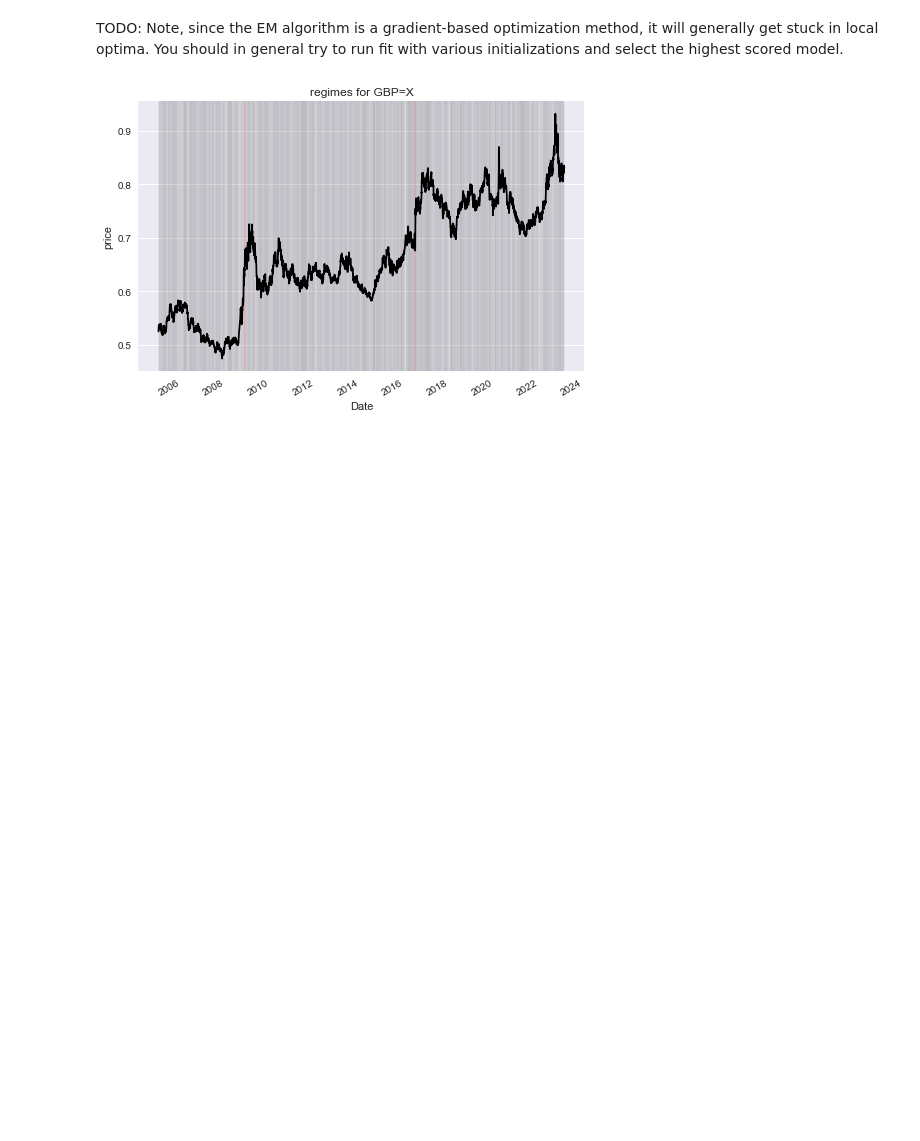
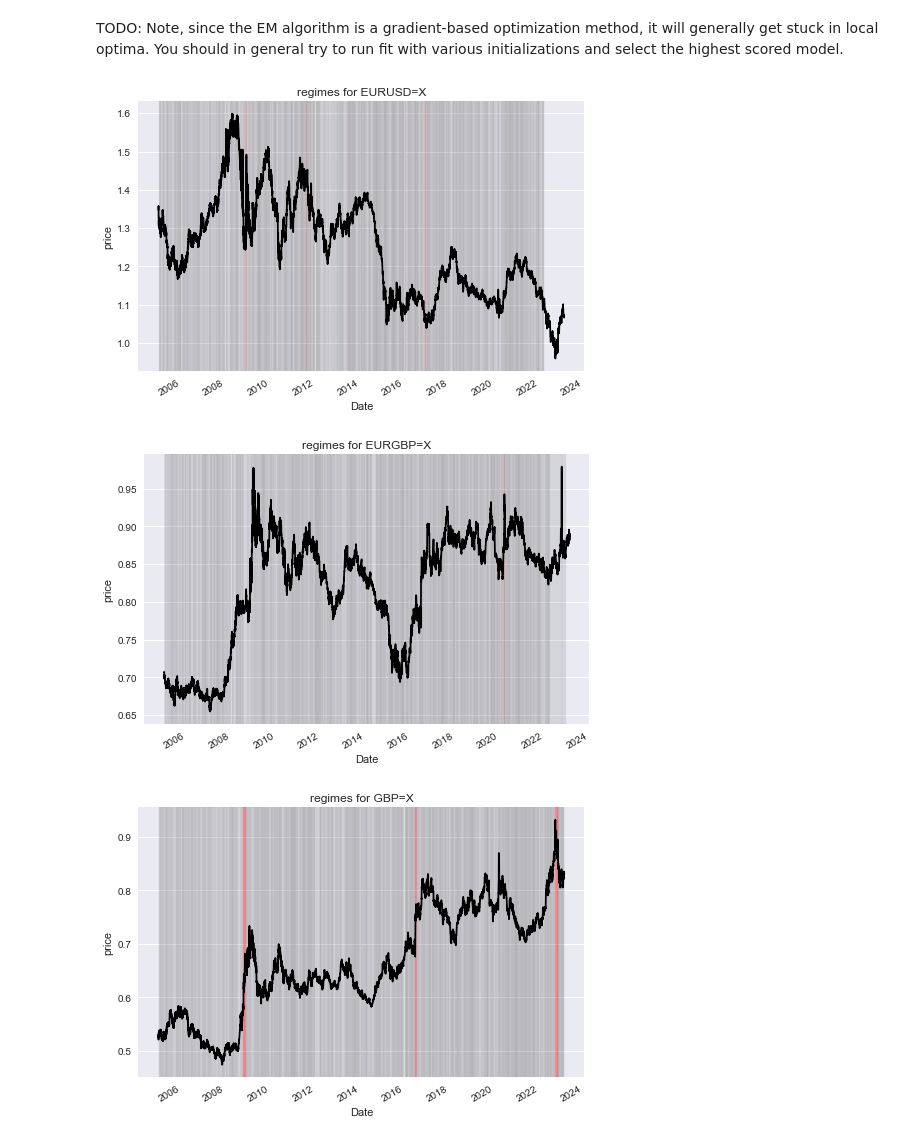
Before and after one commit to uday-31/detecting-market-regime-changes, a Jupyter notebook: detecting-regime-change.ipynb, the cells around one changed output. Drawn from its saved outputs; the diff is of its cells as text; code cells hidden in the pictures; blank space fills up the shorter version.

```diff
--- a/detecting-regime-change.ipynb
+++ b/detecting-regime-change.ipynb
@@ -196,13 +197,48 @@ regimes.index = R[TEST_TICKER].index
-# %%
-fig, ax = plt.subplots()
-df_ts[TEST_TICKER].plot(ax=ax, color='black')
-clr = {0:'grey',1:'red',2:'green'}
-
-for time_start, time_end, regime in zip(regimes.index[:-1], regimes.index[1:], regimes.values[:-1]):
-    ax.axvspan(time_start,time_end, alpha=0.2, color=clr[regime])
-
-ax.set_title(f"regimes for {TEST_TICKER}")
-ax.set_ylabel("price")
-plt.show()
-# %% [output]
-[figure, removed]
+# %%
+def fit_hmm(n_components: int, price: pd.Series, indicator: pd.Series, ticker: str, plot: bool =False) -> tuple[pd.Series, hmm.GaussianHMM]:
+    """Fits a Hidden Markov model to the data and predicts regimes on it. Optionally makes a plot.
+
+    Args:
+        n_components (int): number of regimes
+        price (pd.Series): price series of the instrument
+        indicator (pd.Series): indicator series we wish to fit the model on
+        ticker (str): ticker of the instrument
+        plot (bool, optional): whether the regimes need to be plotted. Defaults to False.
+
+    Returns:
+        tuple[pd.Series,hmm.GaussianHMM]: the predicted regimes and the HMM model
+    """
+
+    X = indicator.to_numpy().reshape(-1,1)
+    models, scores = [], []
+    for idx in range(10):
+        model = hmm.GaussianHMM(n_components=n_components, covariance_type="full", n_iter=1000,
+        random_state=idx)
+        model.fit(X)
+        models.append(model)
+        scores.append(model.score(X))
+    model = models[np.argmax(scores)]
+
+    regimes = pd.Series(model.predict(X))
+    regimes.index = indicator.index
+
+    if plot:
+        fig, ax = plt.subplots()
+        price.plot(ax=ax, color='black')
+        clr = {0:'grey',1:'red',2:'green'}
+
+        for time_start, time_end, regime in zip(regimes.index[:-1], regimes.index[1:], regimes.values[:-1]):
+            ax.axvspan(time_start,time_end, alpha=0.2, color=clr[regime])
+
+        ax.set_title(f"regimes for {ticker}")
+        ax.set_ylabel("price")
+        plt.show()
+
+    return regimes, model
+# %%
+for ticker in TICKERS:
+    regimes, model = fit_hmm(NUM_REGIMES, df_ts[ticker], R[ticker], ticker, plot = True)
+# %% [output]
+[figure, added]
+[figure, added]
+[figure, added]
```
Also changed, not shown: parts of 9 cells of this notebook.
